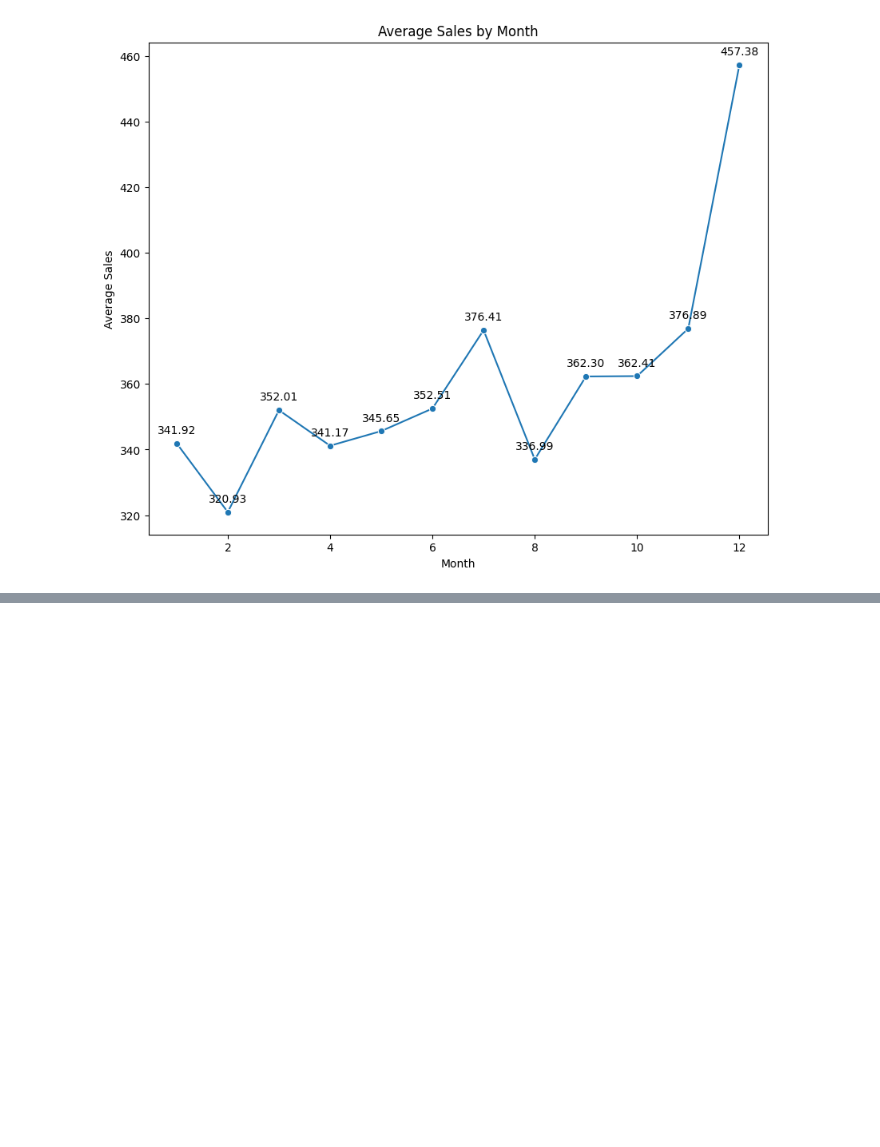
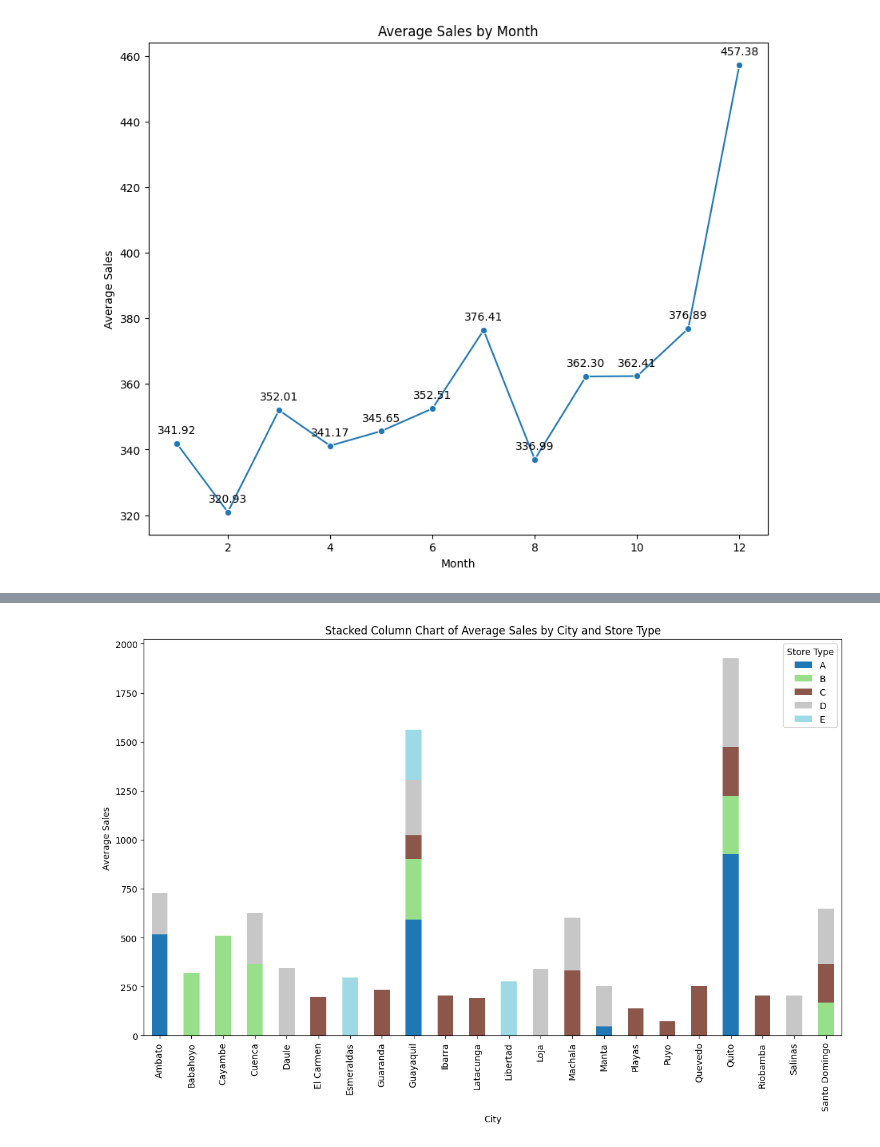
Before and after one commit to MillicentAgyir/LP3--Time-Series-Analysis, a Jupyter notebook: Notebooks/main-1.ipynb, the cells around one changed output, grey strips where cells are left out. Saved outputs shown, nothing was run; the diff lists cells and outputs as text; code cells hidden in the pictures; blank space fills up the shorter version.

```diff
--- a/Notebooks/main-1.ipynb
+++ b/Notebooks/main-1.ipynb
@@ -407,0 +566,4 @@ plt.show()
+# %%
+# Group by cluster, city, state, and type and calculate average sales
+store_group_sales = train_data.groupby(['cluster', 'city', 'state', 'type_x'])['sales'].mean().reset_index()
+store_group_sales
@@ -407,0 +588,17 @@ plt.show()
+# %%
+# Aggregate the data to ensure each combination of city and type_x is unique
+aggregated_data = store_group_sales.groupby(['city', 'type_x']).agg({'sales': 'mean'}).reset_index()
+
+# Pivot the data for the stacked column chart
+pivot_data = aggregated_data.pivot(index='city', columns='type_x', values='sales').fillna(0)
+
+# Plot the stacked column chart
+pivot_data.plot(kind='bar', stacked=True, figsize=(14, 8), colormap='tab20')
+plt.title('Stacked Column Chart of Average Sales by City and Store Type')
+plt.xlabel('City')
+plt.ylabel('Average Sales')
+plt.xticks(rotation=90)
+plt.legend(title='Store Type')
+plt.show()
+# %% [output]
+[figure, added]
```
Also changed, not shown: parts of 33 cells of this notebook.
